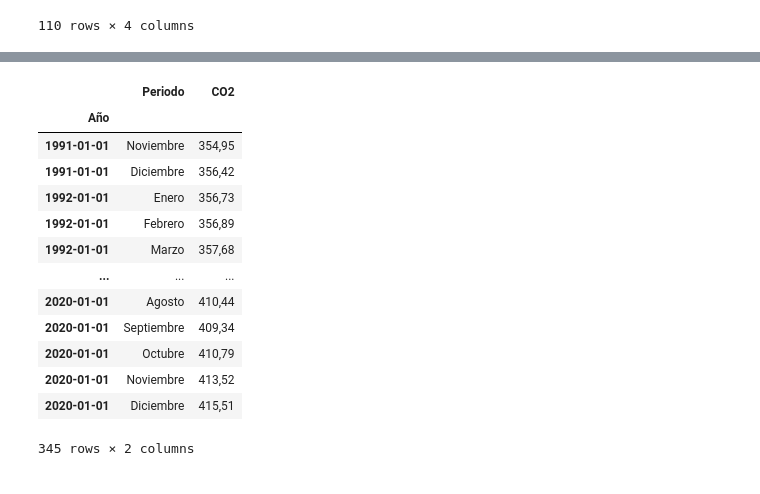
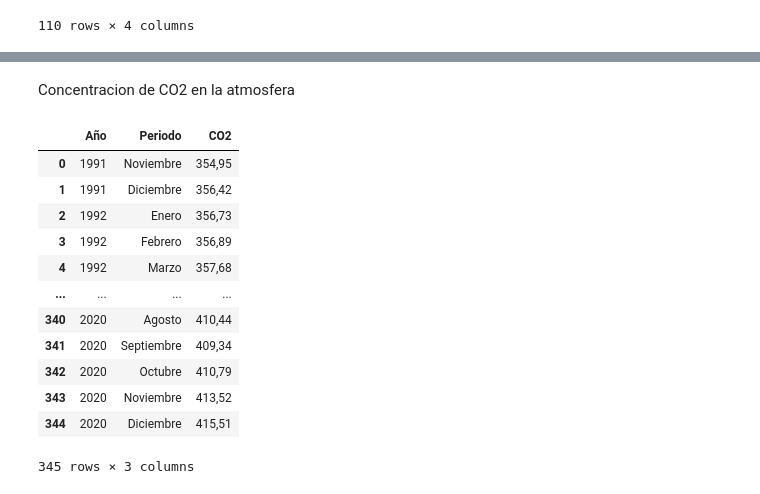
Before and after one commit to alandia92/EDA-Turismo-Euskadi, a Jupyter notebook: EDA/Limpieza.ipynb, the cells around one changed output, grey strips where cells are left out. Saved outputs shown, nothing was run; the diff lists cells and outputs as text; code cells hidden in the pictures.

```diff
--- a/EDA/Limpieza.ipynb
+++ b/EDA/Limpieza.ipynb
@@ -261,24 +207,24 @@ df_17.head()
+# %% [markdown]
+Concentracion de CO2 en la atmosfera
 # %%
-fuente_20 = 'https://ourworldindata.org/travel-carbon-footprint'
+fuente_21 = 'https://ourworldindata.org/travel-carbon-footprint'
 
-df_20 = pd.read_csv('./data/asi_ha_aumentado_la_concentracion_de_co2_en_la_atmosfera.csv', sep=';')
-df_20 = df_20.dropna(how='all')
-df_20 = df_20.drop(df_20.index[345:])
-df_20['Año'] = pd.to_datetime(df_20['Año'], format='%Y')
-df_20 = df_20.set_index('Año')
-df_20
+df_21 = pd.read_csv('./data/asi_ha_aumentado_la_concentracion_de_co2_en_la_atmosfera.csv', sep=';')
+df_21 = df_21.dropna(how='all')
+df_21 = df_21.drop(df_21.index[345:])
+
+df_21
 # %% [output]
-|  | Periodo | CO2 |
-| Año |  |  |
-| 1991-01-01 | Noviembre | 354,95 |
-| 1991-01-01 | Diciembre | 356,42 |
-| 1992-01-01 | Enero | 356,73 |
-| 1992-01-01 | Febrero | 356,89 |
-| 1992-01-01 | Marzo | 357,68 |
-| ... | ... | ... |
-| 2020-01-01 | Agosto | 410,44 |
-| 2020-01-01 | Septiembre | 409,34 |
-| 2020-01-01 | Octubre | 410,79 |
-| 2020-01-01 | Noviembre | 413,52 |
-| 2020-01-01 | Diciembre | 415,51 |
+|  | Año | Periodo | CO2 |
+| 0 | 1991 | Noviembre | 354,95 |
+| 1 | 1991 | Diciembre | 356,42 |
+| 2 | 1992 | Enero | 356,73 |
+| 3 | 1992 | Febrero | 356,89 |
+| 4 | 1992 | Marzo | 357,68 |
+| ... | ... | ... | ... |
+| 340 | 2020 | Agosto | 410,44 |
+| 341 | 2020 | Septiembre | 409,34 |
+| 342 | 2020 | Octubre | 410,79 |
+| 343 | 2020 | Noviembre | 413,52 |
+| 344 | 2020 | Diciembre | 415,51 |
-345 rows × 2 columns
+345 rows × 3 columns
```
Also changed, not shown: parts of 29 cells of this notebook, 2 other files.
